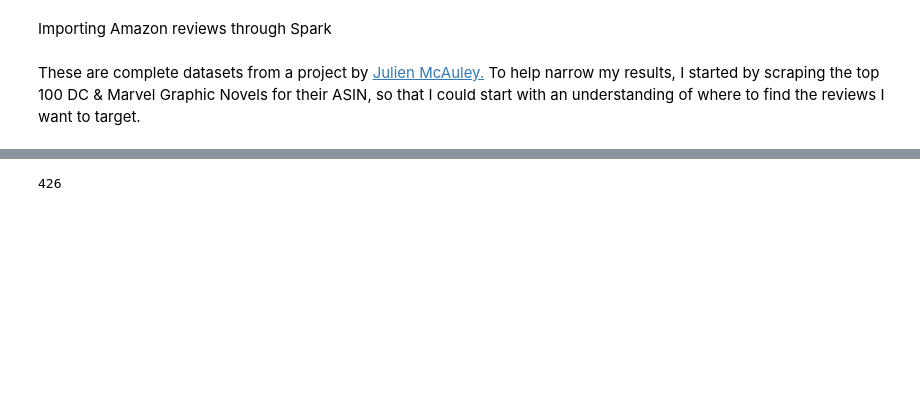
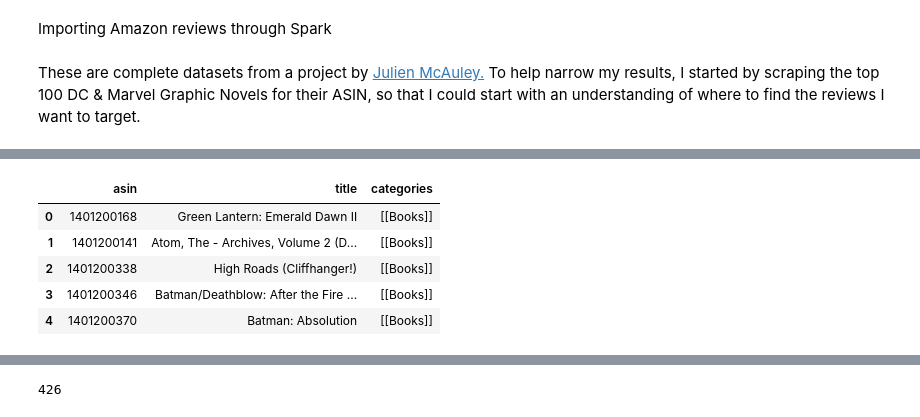
Before and after one commit to jnawjux/intocomics, a Jupyter notebook: amazon_reviews_eda.ipynb, the cells around one changed output, grey strips where cells are left out. Cells and saved outputs as stored; diff of their text form; code cells hidden in the pictures; blank space fills up the shorter version.

```diff
--- a/amazon_reviews_eda.ipynb
+++ b/amazon_reviews_eda.ipynb
@@ -78,0 +178,9 @@ marvel_meta = metadata.filter(col("asin").isin(all_ids)).toPandas()
+# %%
+query_3 = """
+SELECT
+    asin,
+    title,
+    categories
+    FROM metadata
+    WHERE asin LIKE '14012%'
+"""
@@ -78,0 +191,9 @@ marvel_meta = metadata.filter(col("asin").isin(all_ids)).toPandas()
+# %%
+dc_meta.head()
+# %% [output]
+|  | asin | title | categories |
+| 0 | 1401200168 | Green Lantern: Emerald Dawn II | [[Books]] |
+| 1 | 1401200141 | Atom, The - Archives, Volume 2 (D... | [[Books]] |
+| 2 | 1401200338 | High Roads (Cliffhanger!) | [[Books]] |
+| 3 | 1401200346 | Batman/Deathblow: After the Fire ... | [[Books]] |
+| 4 | 1401200370 | Batman: Absolution | [[Books]] |
```
Also changed, not shown: parts of 57 cells of this notebook, 3 other files.
